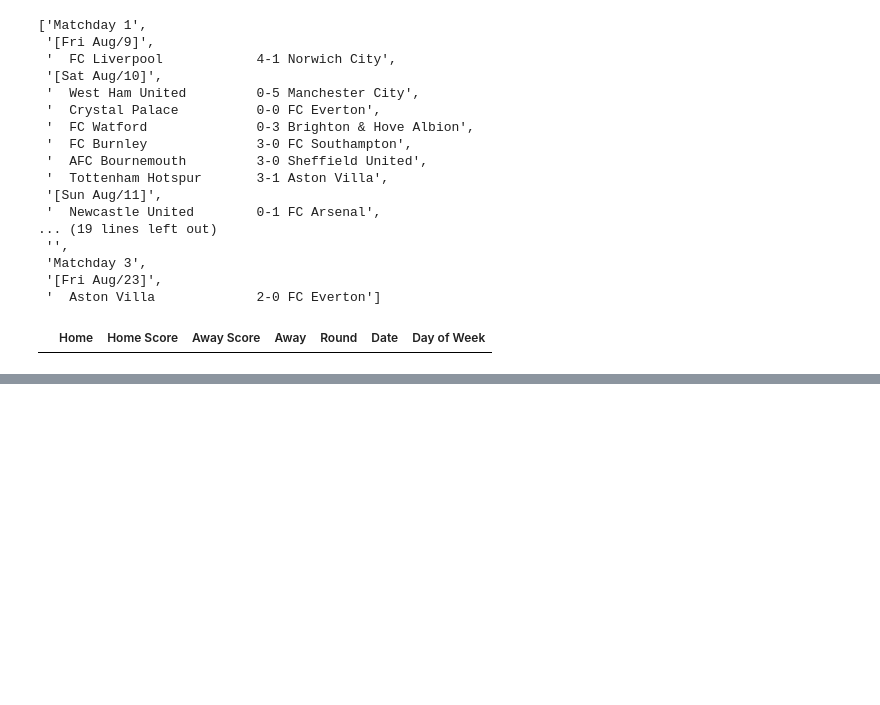
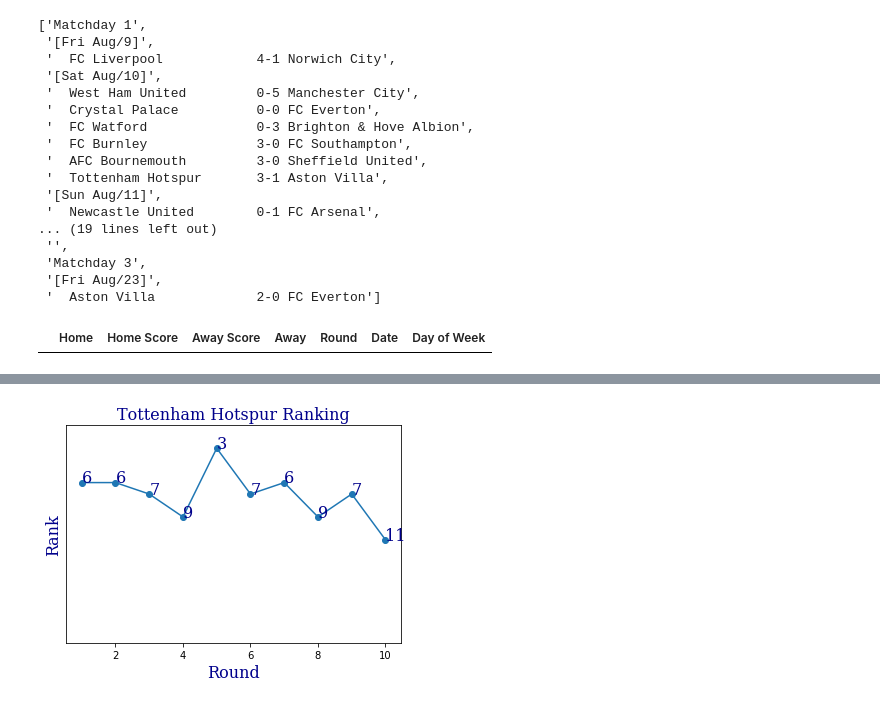
Before and after one commit to frankimi/Premier-League-Standing, a Jupyter notebook: Premier League 2019-2020 Analysis.ipynb, the cells around one changed output, grey strips where cells are left out. Cells and saved outputs as stored; diff of their text form; code cells hidden in the pictures; blank space fills up the shorter version.

```diff
--- a/Premier League 2019-2020 Analysis.ipynb
+++ b/Premier League 2019-2020 Analysis.ipynb
@@ -174,0 +291,4 @@ standings_df
+# %%
+rank_change('Tottenham Hotspur')
+# %% [output]
+[figure, added]
```
Also changed, not shown: parts of 7 cells of this notebook.
